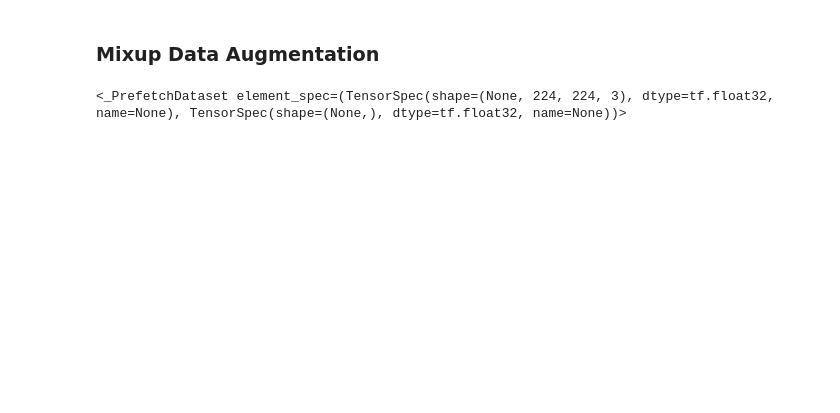
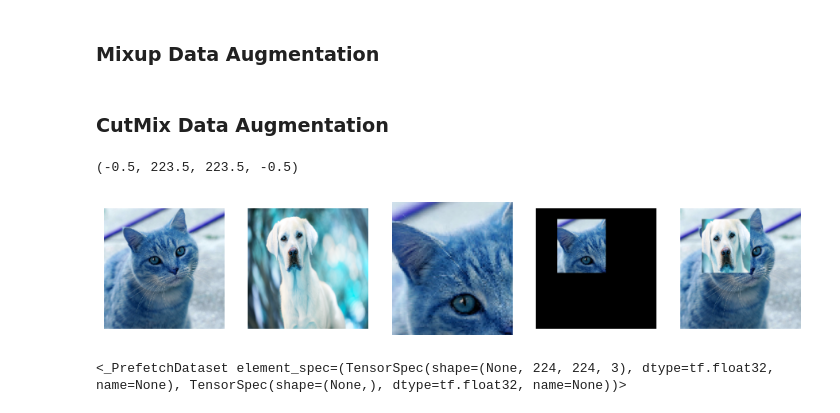
Before and after one commit to Vardaan-Grover/malaria-diagnosis-cnn, a Jupyter notebook: malaria-diagnosis-cnn.ipynb, the cells around one changed output. Saved outputs shown, nothing was run; the diff lists cells and outputs as text; code cells hidden in the pictures; blank space fills up the shorter version.

Commit message:
added cutmix augmentation

```diff
--- a/malaria-diagnosis-cnn.ipynb
+++ b/malaria-diagnosis-cnn.ipynb
@@ -267,0 +272,59 @@ def mixup(train_dataset_1, train_dataset_2):
+# %% [markdown]
+### CutMix Data Augmentation
+# %%
+plt.figure(figsize=(16, 8))
+
+plt.subplot(1, 7, 1)
+cat_image = cv2.resize(cv2.imread("cat.png"), (IMG_SIZE, IMG_SIZE))
+plt.imshow(cat_image)
+plt.axis('off')
+
+plt.subplot(1, 7, 2)
+dog_image = cv2.resize(cv2.imread("dog.png"), (IMG_SIZE, IMG_SIZE))
+plt.imshow(dog_image)
+plt.axis('off')
+
+plt.subplot(1, 7, 3)
+crop_cat = tf.image.crop_to_bounding_box(
+    cat_image,
+    offset_height=20,
+    offset_width=40,
+    target_height=100,
+    target_width=90,
+)
+plt.imshow(crop_cat)
+plt.axis('off')
+
+plt.subplot(1, 7, 4)
+crop_cat_padded_image = tf.image.pad_to_bounding_box(
+    crop_cat,
+    offset_height=20,
+    offset_width=40,
+    target_height=IMG_SIZE,
+    target_width=IMG_SIZE,
+)
+plt.imshow(crop_cat_padded_image)
+plt.axis('off')
+
+crop_dog = tf.image.crop_to_bounding_box(
+    dog_image,
+    offset_height=20,
+    offset_width=40,
+    target_height=100,
+    target_width=90,
+)
+
+crop_dog_padded_image = tf.image.pad_to_bounding_box(
+    crop_dog,
+    offset_height=20,
+    offset_width=40,
+    target_height=IMG_SIZE,
+    target_width=IMG_SIZE,
+)
+
+plt.subplot(1, 7, 5)
+plt.imshow(cat_image - crop_cat_padded_image + crop_dog_padded_image)
+plt.axis('off')
+# %% [output]
+(-0.5, 223.5, 223.5, -0.5)
+[figure, added]
```
Also changed, not shown: parts of 16 cells of this notebook.
